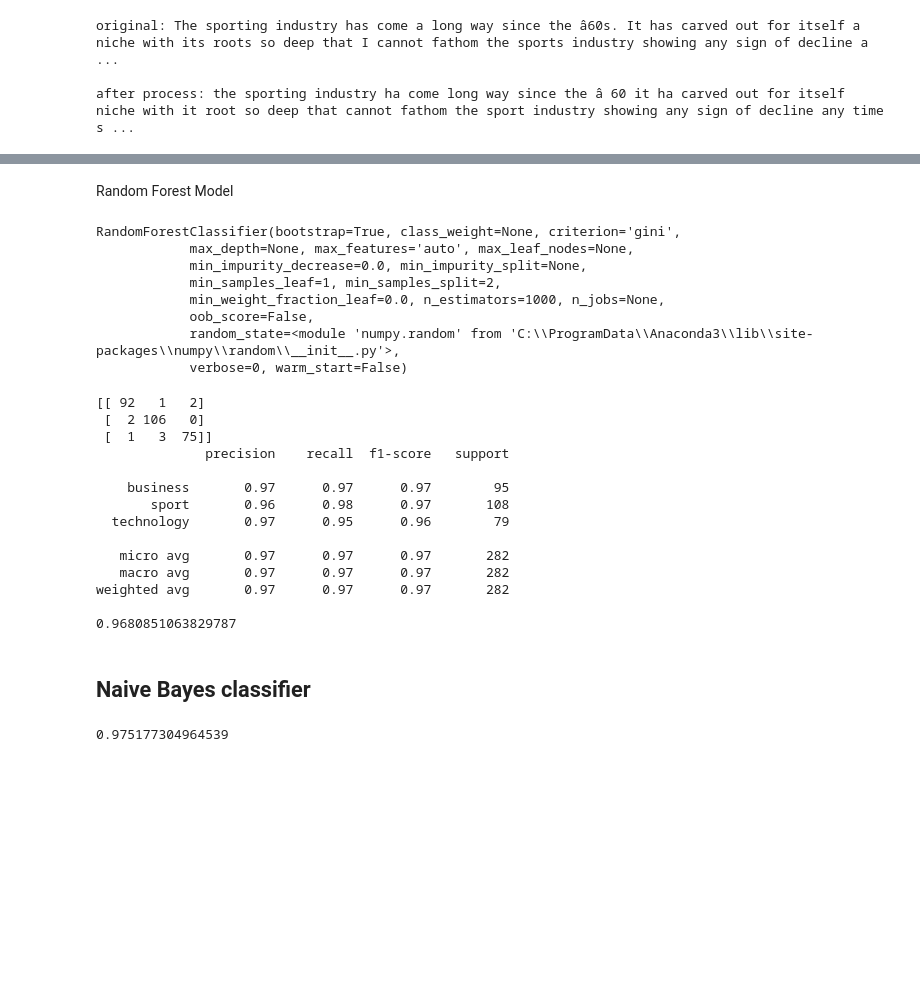
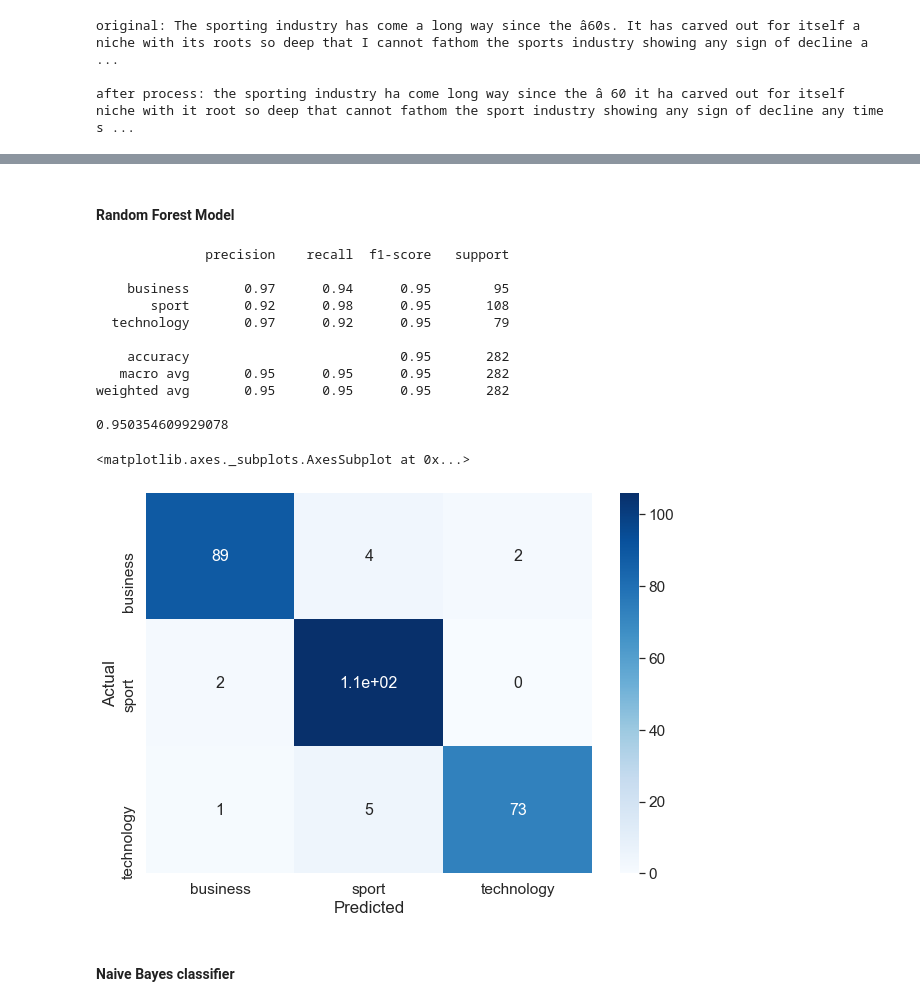
Before and after one commit to vasin-peach/text-classification, a Jupyter notebook: assignment.ipynb, the cells around one changed output, grey strips where cells are left out. Saved outputs shown, nothing was run; the diff lists cells and outputs as text; code cells hidden in the pictures; blank space fills up the shorter version.

Commit message:
:construct: finish model evaluation -> wait to conclusion & improve predict result.

```diff
--- a/assignment.ipynb
+++ b/assignment.ipynb
@@ -209,4 +230,0 @@ bow_process = vectorizer.fit_transform(documents).toarray()
-# %%
-# TFIDF
-tfidfconverter = TfidfTransformer()
-tfidf = tfidfconverter.fit_transform(bow_process).toarray()
@@ -218,16 +278,8 @@ import pickle
 # %%
 X_train, X_test, y_train, y_test = train_test_split(tfidf, category_data, test_size=0.2, random_state=0)
 # %% [markdown]
-Random Forest Model
+#### Random Forest Model
 # %%
-classifier = RandomForestClassifier(n_estimators=1000, random_state=np.random)
-classifier.fit(X_train, y_train)
+rf_clf = RandomForestClassifier(n_estimators=10, random_state=np.random)
+rf_clf.fit(X_train, y_train)
+rf_clf_predicted = classifier.predict(X_test)
-# %% [output]
-RandomForestClassifier(bootstrap=True, class_weight=None, criterion='gini',
-            max_depth=None, max_features='auto', max_leaf_nodes=None,
-            min_impurity_decrease=0.0, min_impurity_split=None,
-            min_samples_leaf=1, min_samples_split=2,
-            min_weight_fraction_leaf=0.0, n_estimators=1000, n_jobs=None,
-            oob_score=False,
-            random_state=<module 'numpy.random' from 'C:\\ProgramData\\Anaconda3\\lib\\site-packages\\numpy\\random\\__init__.py'>,
-            verbose=0, warm_start=False)
@@ -236,21 +286,27 @@ y_pred = classifier.predict(X_test)
-# %%
-print(confusion_matrix(y_test,y_pred))
-print(classification_report(y_test,y_pred))
-print(accuracy_score(y_test, y_pred))
-# %% [output]
-[[ 92   1   2]
- [  2 106   0]
- [  1   3  75]]
-              precision    recall  f1-score   support
-
-    business       0.97      0.97      0.97        95
-       sport       0.96      0.98      0.97       108
-  technology       0.97      0.95      0.96        79
-
-   micro avg       0.97      0.97      0.97       282
-   macro avg       0.97      0.97      0.97       282
-weighted avg       0.97      0.97      0.97       282
-
-0.9680851063829787
+# %%
+print(classification_report(y_test,rf_clf_predicted))
+print(accuracy_score(y_test, rf_clf_predicted))
+
+data = confusion_matrix(y_test, rf_clf_predicted)
+df_cm = pd.DataFrame(data, columns=np.unique(y_test), index = np.unique(y_test))
+df_cm.index.name = 'Actual'
+df_cm.columns.name = 'Predicted'
+plt.figure(figsize = (10,7))
+sn.set(font_scale=1.4)#for label size
+sn.heatmap(df_cm, cmap="Blues", annot=True,annot_kws={"size": 16})# font size
+# %% [output]
+              precision    recall  f1-score   support
+
+    business       0.97      0.94      0.95        95
+       sport       0.92      0.98      0.95       108
+  technology       0.97      0.92      0.95        79
+
+    accuracy                           0.95       282
+   macro avg       0.95      0.95      0.95       282
+weighted avg       0.95      0.95      0.95       282
+
+0.950354609929078
+<matplotlib.axes._subplots.AxesSubplot at 0x...>
+[figure, added]
 # %% [markdown]
-## Naive Bayes classifier
+#### Naive Bayes classifier
@@ -259,6 +313,5 @@ nb_clf = MultinomialNB()
 # %%
+# get predict model
+nb_clf = MultinomialNB()
 nb_clf.fit(X_train, y_train)
-predicted = nb_clf.predict(X_test)
-np.mean(predicted == y_test)
+nb_clf_predicted = nb_clf.predict(X_test)
-# %% [output]
-0.975177304964539
```
Also changed, not shown: parts of 42 cells of this notebook, 2 other files.
